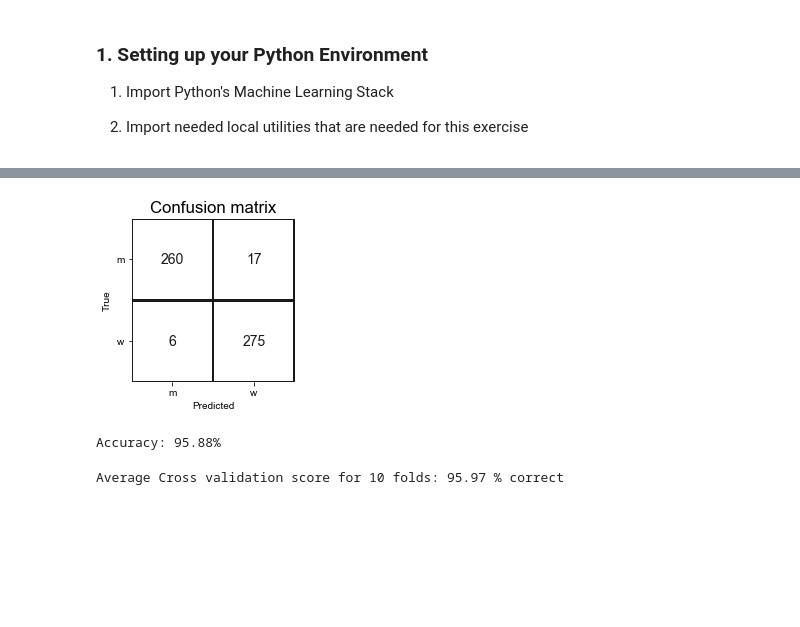
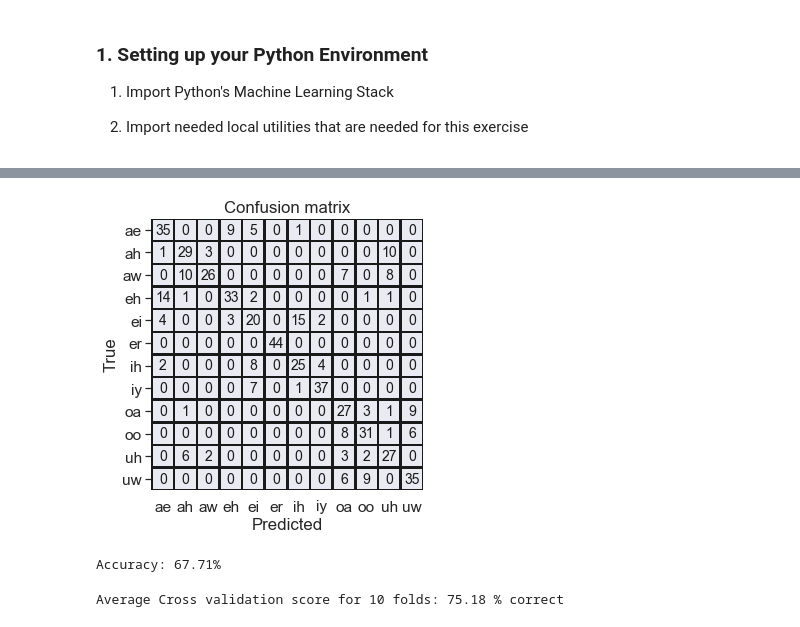
Before and after one commit to compi1234/spchlab, a Jupyter notebook: session3/hillenbrand-2.ipynb, the cells around one changed output, grey strips where cells are left out. Cells and saved outputs as stored; diff of their text form; code cells hidden in the pictures; blank space fills up the shorter version.

```diff
--- a/session3/hillenbrand-2.ipynb
+++ b/session3/hillenbrand-2.ipynb
@@ -220,0 +48,9 @@ plt.show()
+# %%
+# you can grap a  subset of 6 or 3 vowels by specifying 'vowels6' or 'vowels3', default is 'all'
+# Hillenbrand dataset contains records with missing data
+# we drop all records with missing (NA) variables with .dropna()
+hildata = fetch_hillenbrand(genders='adults',vowels='all',columns=["vid","f0","F1","F2","F3"]).dropna()
+hildata.rename(columns={'vid':'vowel'},inplace=True)
+
+print(hildata.head())
+#print(hildata.columns, hildata.index)
@@ -220,0 +85,8 @@ plt.show()
+# %%
+# if we want to see multiple scatter plots for the same data, we can first construct a grid over
+# which we will make the plots
+f=plt.figure(figsize=(10,10))
+g = sns.PairGrid(hildata,hue="vowel")
+g.map_diag(plt.hist,histtype="step", linewidth=1)
+g.map_offdiag(plt.scatter,s=3)
+g.add_legend()
@@ -221,3 +97,8 @@ plt.show()
+# %%
+# We will restrict ourselves to F1, F2 and F3 data in the classification experiments
+X=np.array(hildata.loc[:,['F1','F2','F3']])
+y=np.array(hildata.loc[:,'vowel'])
+classes = np.unique(y)
 # %% [markdown]
 ### 4. Classification using a Bayesian classifier and Gaussian models
 
@@ -247,15 +127,16 @@ There are a number of parameters that you may adjust in the following code block
 # %%
 from spchutils.GaussianMixtureClf import GaussianMixtureClf
 # --------------
-n_components = 1
+n_components = 8
 train_size=0.5
+max_iter = 10      # maximum number of iterations in the EM algorithm
 random_state=0     # sets initialization of RNG for selecting train/test data, set to None to be random
 priors_test = None # should be None or a vector of type e.g. [0.8 , 0.2] expects 80% male
 # --------------
 # 1. select non-overlapping train and test sets
 test_size=1.0 - train_size
 X_train, X_test, y_train, y_test =  train_test_split(X,y,test_size=test_size, random_state=random_state)
-clf_GM = GaussianMixtureClf(classes=class_names,n_components=n_components)
+clf_GM = GaussianMixtureClf(classes=classes,n_components=n_components,max_iter=max_iter)
 clf_GM.fit(X_train,y_train)
 # 2. print the model
 clf_GM.print()
@@ -275,34 +164,34 @@ Accuracy: 95.70%
 # %%
 # A Confusion Matrix gives a more detailed image of the errors that we make
 # The routine makes for pretty printing
-def plot_confusion_matrix(cm,labels=None,cmap=[]):
+def plot_confusion_matrix(cm,labels=[],cmap=[]):
     import seaborn as sns
 
-    if class_names == None:
+    if len(labels) == 0:
         df_cm = pd.DataFrame(cm)
     else:
         df_cm = pd.DataFrame(cm, labels, labels)
 
-    f,ax = plt.subplots(figsize=(3,3))
+    f,ax = plt.subplots(figsize=(5,5))
     sns.set(font_scale=1.4)#for label size
     sns.heatmap(df_cm, annot=True,fmt="d",annot_kws={"fontsize": 14,"color":'k'},
                 square=True,linecolor='k',linewidth=1.5,cmap=cmap,cbar=False)
     ax.tick_params(axis='y',labelrotation=0.0,left=True)
     # font size
     plt.title('Confusion matrix')
     plt.xlabel('Predicted')
     plt.ylabel('True')
     plt.show()
 
-y_pred = clf_GM.predict(X_test, priors=[.5 , .5])
+y_pred = clf_GM.predict(X_test)
 cmat = skmetrics.confusion_matrix(y_test,y_pred)
 #print('Confusion Matrix:\n',cmat)
 
-plot_confusion_matrix(cmat,labels=class_names)
+plot_confusion_matrix(cmat,labels=classes)
 print('Accuracy: %.2f%%' % (100.0*skmetrics.accuracy_score(y_test, y_pred)))
 # %% [output]
-[figure, old version]
+[figure, new version]
-Accuracy: 95.88%
+Accuracy: 67.71%
 # %%
 # Instead of using a single fixed split between train and test
 # we often prefer to evaluate using a cross validation procedure
@@ -312,10 +201,11 @@ Accuracy: 95.88%
 # This procedure is especially useful for small datasets.
 # For this problem the dataset is big enough and a simple train/test split did the job
 nfolds = 10
+clf_GM = GaussianMixtureClf(classes=classes,n_components=4,max_iter=40)
 scores = cross_val_score(clf_GM, X, y, cv=nfolds)
 print("Average Cross validation score for %d folds: %.2f %% correct" % (nfolds,100.0*np.average(scores)))
 # %% [output]
-Average Cross validation score for 10 folds: 95.97 % correct
+Average Cross validation score for 10 folds: 75.18 % correct
 # %%
 # have a look at the internals of the classifier
 # by looking at likelihoods per class and
```
Also changed, not shown: parts of 16 cells of this notebook, 1 other file.
